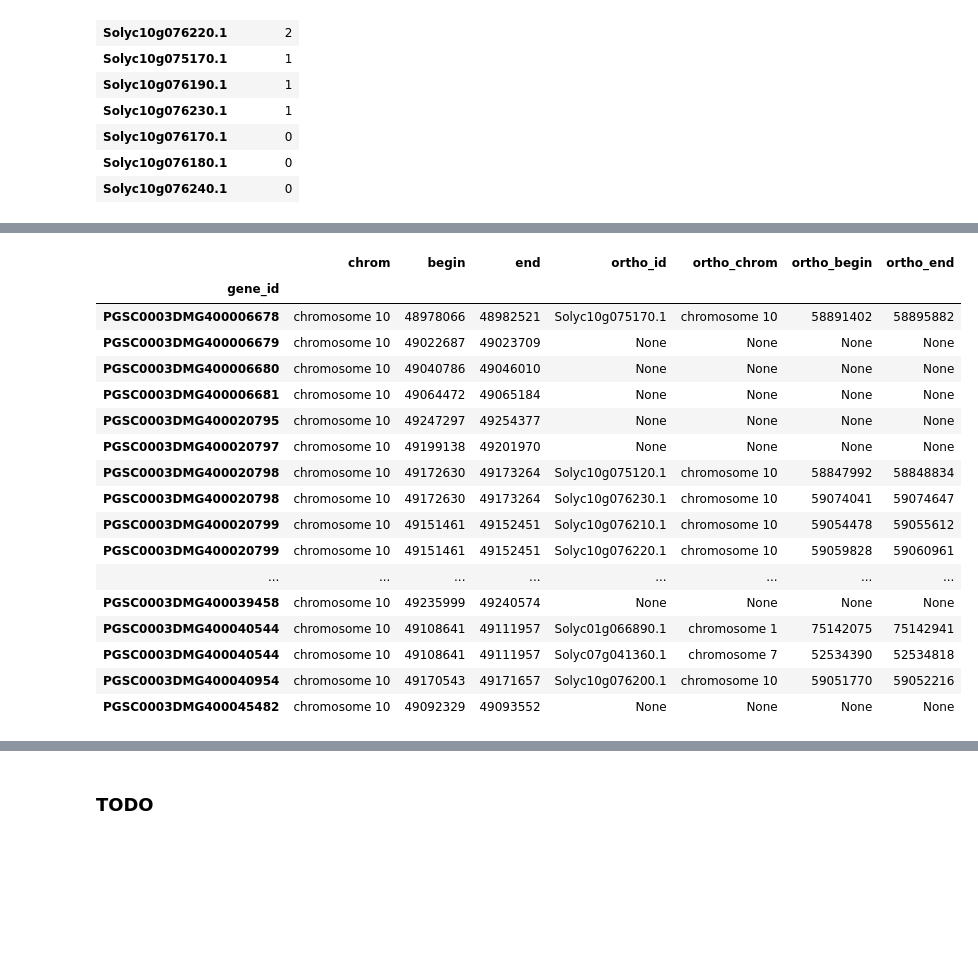
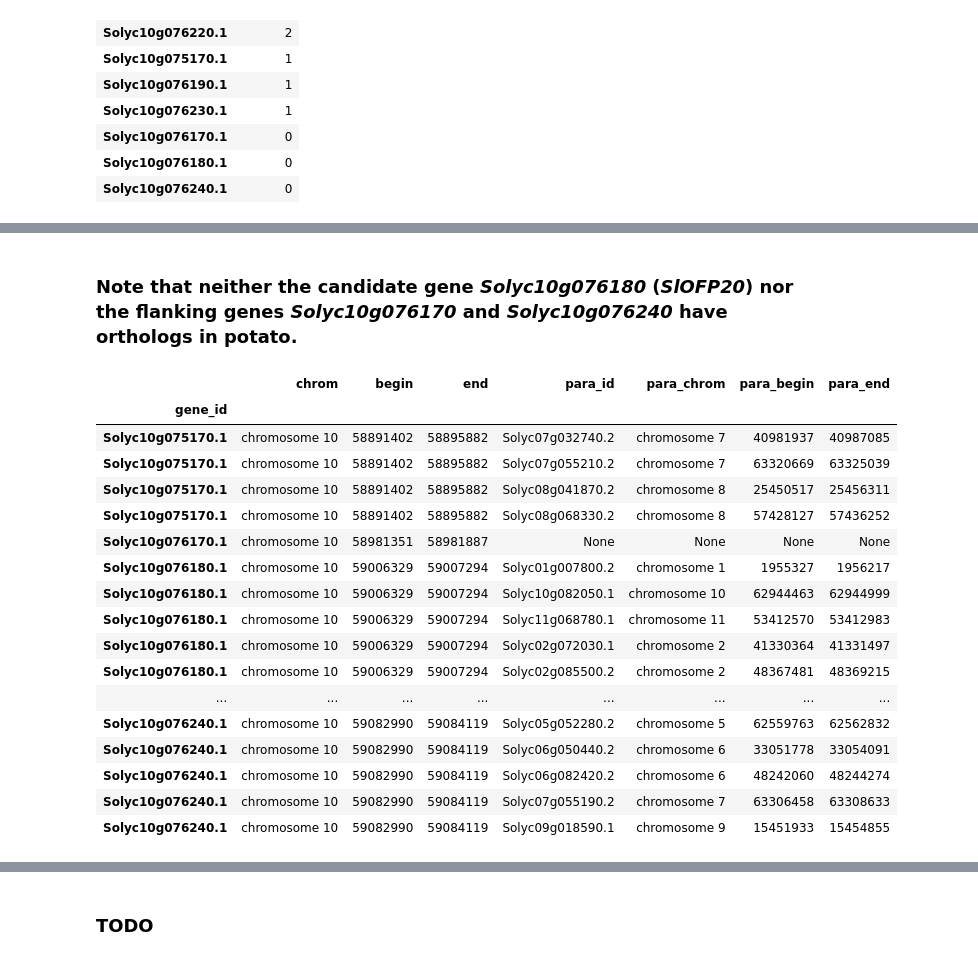
Before and after one commit to candYgene/notebooks, a Jupyter notebook: jupyter/QTL_fruitshape_orthologs.ipynb, the cells around one changed output, grey strips where cells are left out. Cells and saved outputs as stored; diff of their text form; code cells hidden in the pictures; blank space fills up the shorter version.

Commit message:
Use only tomato genes as input & get ortho-/paralogs

```diff
--- a/jupyter/QTL_fruitshape_orthologs.ipynb
+++ b/jupyter/QTL_fruitshape_orthologs.ipynb
@@ -17,3 +14,5 @@ from itertools import chain
+# %%
+pd.set_option('display.max_rows', 100)
 # %%
 url = dict(local='http://localhost:8088/api/local/local',
            remote='http://pbg-ld.candygene-nlesc.surf-hosted.nl:8088/api/candYgene/queries')
@@ -209,17 +159,0 @@ qtl_interval
-# %%
-# retrieve all genes in the genomic interval
-all_genes = pd.DataFrame()
-params = {'feature': 'protein_coding_gene',
-          'chrom': qtl_interval['chrom'],
-          'graph': input_data['potato']['graph_iri'],
-          'begin': qtl_interval['begin'],
-          'end': qtl_interval['end']}
-try:
-    with requests.get(base_url + '/getFeaturesInInterval',
-                      params=params,
-                      headers=headers) as req:
-        all_genes = pd.read_csv(io.StringIO(req.text))
-except:
-    print('Failed to connect to the Web API!')
-# %%
-all_genes.set_index('feature_id')
@@ -244,19 +160,21 @@ all_genes.set_index('feature_id')
+# %% [markdown]
+### Note that neither the candidate gene _Solyc10g076180_ (_SlOFP20_) nor the flanking genes _Solyc10g076170_ and _Solyc10g076240_ have orthologs in potato.
 # %%
-# for each potato gene retrieve orthologs in tomato
+# for each tomato gene retrieve its paralogous gene(s)
 rows = []
 for index, g in all_genes.iterrows():
     try:
-        with requests.get(base_url + '/getOrthologs',
+        with requests.get(base_url + '/getParalogs',
                           params={'geneid': "'%s'" % g['feature_id']},
                           headers=headers) as req:
             df = pd.read_csv(io.StringIO(req.text))
             if df.size == 0:
                 rows.append([g['feature_id'], g['chrom'], g['begin_pos'], g['end_pos'],
-                             None, None, None, None]) # ortholog not found
+                             None, None, None, None]) # paralog not found
                 continue
             for index, j in df.iterrows():
                 with requests.get(base_url + '/getFeatureLocation',
-                    params={'featureid': "'%s'" % j['ortholog_id']},
+                    params={'featureid': "'%s'" % j['paralog_id']},
                     headers=headers) as req:
                     for index, o in pd.read_csv(io.StringIO(req.text)).iterrows():
                         rows.append([g['feature_id'], g['chrom'], g['begin_pos'], g['end_pos'],
@@ -266,31 +184,31 @@ for index, g in all_genes.iterrows():
         print('Failed to connect to the Web API!')
         break
 # %%
-cols = ['gene_id', 'chrom', 'begin', 'end', 'ortho_id', 'ortho_chrom', 'ortho_begin', 'ortho_end']
-orthologs = pd.DataFrame(rows, columns=cols)
-orthologs['ortho_begin'] = orthologs['ortho_begin'].fillna(-1)
-orthologs['ortho_end'] = orthologs['ortho_end'].fillna(-1)
-orthologs['ortho_begin'] = orthologs['ortho_begin'].astype(np.int64)
-orthologs['ortho_end'] = orthologs['ortho_end'].astype(np.int64)
-orthologs = orthologs.replace([-1], [None])
-orthologs.set_index('gene_id')
+cols = ['gene_id', 'chrom', 'begin', 'end', 'para_id', 'para_chrom', 'para_begin', 'para_end']
+paralogs = pd.DataFrame(rows, columns=cols)
+paralogs['para_begin'] = paralogs['para_begin'].fillna(-1)
+paralogs['para_end'] = paralogs['para_end'].fillna(-1)
+paralogs['para_begin'] = paralogs['para_begin'].astype(np.int64)
+paralogs['para_end'] = paralogs['para_end'].astype(np.int64)
+paralogs = paralogs.replace([-1], [None])
+paralogs.set_index('gene_id').sort_values(['gene_id', 'para_chrom', 'para_begin'])
 # %% [output]
-|  | chrom | begin | end | ortho_id | ortho_chrom | ortho_begin | ortho_end |
+|  | chrom | begin | end | para_id | para_chrom | para_begin | para_end |
 | gene_id |  |  |  |  |  |  |  |
-| PGSC0003DMG400006678 | chromosome 10 | 48978066 | 48982521 | Solyc10g075170.1 | chromosome 10 | 58891402 | 58895882 |
-| PGSC0003DMG400006679 | chromosome 10 | 49022687 | 49023709 | None | None | None | None |
-| PGSC0003DMG400006680 | chromosome 10 | 49040786 | 49046010 | None | None | None | None |
-| PGSC0003DMG400006681 | chromosome 10 | 49064472 | 49065184 | None | None | None | None |
-| PGSC0003DMG400020795 | chromosome 10 | 49247297 | 49254377 | None | None | None | None |
-| PGSC0003DMG400020797 | chromosome 10 | 49199138 | 49201970 | None | None | None | None |
-| PGSC0003DMG400020798 | chromosome 10 | 49172630 | 49173264 | Solyc10g075120.1 | chromosome 10 | 58847992 | 58848834 |
-| PGSC0003DMG400020798 | chromosome 10 | 49172630 | 49173264 | Solyc10g076230.1 | chromosome 10 | 59074041 | 59074647 |
-| PGSC0003DMG400020799 | chromosome 10 | 49151461 | 49152451 | Solyc10g076210.1 | chromosome 10 | 59054478 | 59055612 |
-| PGSC0003DMG400020799 | chromosome 10 | 49151461 | 49152451 | Solyc10g076220.1 | chromosome 10 | 59059828 | 59060961 |
+| Solyc10g075170.1 | chromosome 10 | 58891402 | 58895882 | Solyc07g032740.2 | chromosome 7 | 40981937 | 40987085 |
+| Solyc10g075170.1 | chromosome 10 | 58891402 | 58895882 | Solyc07g055210.2 | chromosome 7 | 63320669 | 63325039 |
+| Solyc10g075170.1 | chromosome 10 | 58891402 | 58895882 | Solyc08g041870.2 | chromosome 8 | 25450517 | 25456311 |
+| Solyc10g075170.1 | chromosome 10 | 58891402 | 58895882 | Solyc08g068330.2 | chromosome 8 | 57428127 | 57436252 |
+| Solyc10g076170.1 | chromosome 10 | 58981351 | 58981887 | None | None | None | None |
+| Solyc10g076180.1 | chromosome 10 | 59006329 | 59007294 | Solyc01g007800.2 | chromosome 1 | 1955327 | 1956217 |
+| Solyc10g076180.1 | chromosome 10 | 59006329 | 59007294 | Solyc10g082050.1 | chromosome 10 | 62944463 | 62944999 |
+| Solyc10g076180.1 | chromosome 10 | 59006329 | 59007294 | Solyc11g068780.1 | chromosome 11 | 53412570 | 53412983 |
+| Solyc10g076180.1 | chromosome 10 | 59006329 | 59007294 | Solyc02g072030.1 | chromosome 2 | 41330364 | 41331497 |
+| Solyc10g076180.1 | chromosome 10 | 59006329 | 59007294 | Solyc02g085500.2 | chromosome 2 | 48367481 | 48369215 |
 | ... | ... | ... | ... | ... | ... | ... | ... |
-| PGSC0003DMG400039458 | chromosome 10 | 49235999 | 49240574 | None | None | None | None |
-| PGSC0003DMG400040544 | chromosome 10 | 49108641 | 49111957 | Solyc01g066890.1 | chromosome 1 | 75142075 | 75142941 |
-| PGSC0003DMG400040544 | chromosome 10 | 49108641 | 49111957 | Solyc07g041360.1 | chromosome 7 | 52534390 | 52534818 |
-| PGSC0003DMG400040954 | chromosome 10 | 49170543 | 49171657 | Solyc10g076200.1 | chromosome 10 | 59051770 | 59052216 |
-| PGSC0003DMG400045482 | chromosome 10 | 49092329 | 49093552 | None | None | None | None |
+| Solyc10g076240.1 | chromosome 10 | 59082990 | 59084119 | Solyc05g052280.2 | chromosome 5 | 62559763 | 62562832 |
+| Solyc10g076240.1 | chromosome 10 | 59082990 | 59084119 | Solyc06g050440.2 | chromosome 6 | 33051778 | 33054091 |
+| Solyc10g076240.1 | chromosome 10 | 59082990 | 59084119 | Solyc06g082420.2 | chromosome 6 | 48242060 | 48244274 |
+| Solyc10g076240.1 | chromosome 10 | 59082990 | 59084119 | Solyc07g055190.2 | chromosome 7 | 63306458 | 63308633 |
+| Solyc10g076240.1 | chromosome 10 | 59082990 | 59084119 | Solyc09g018590.1 | chromosome 9 | 15451933 | 15454855 |
 # %%
```
Also changed, not shown: parts of 20 cells of this notebook.
